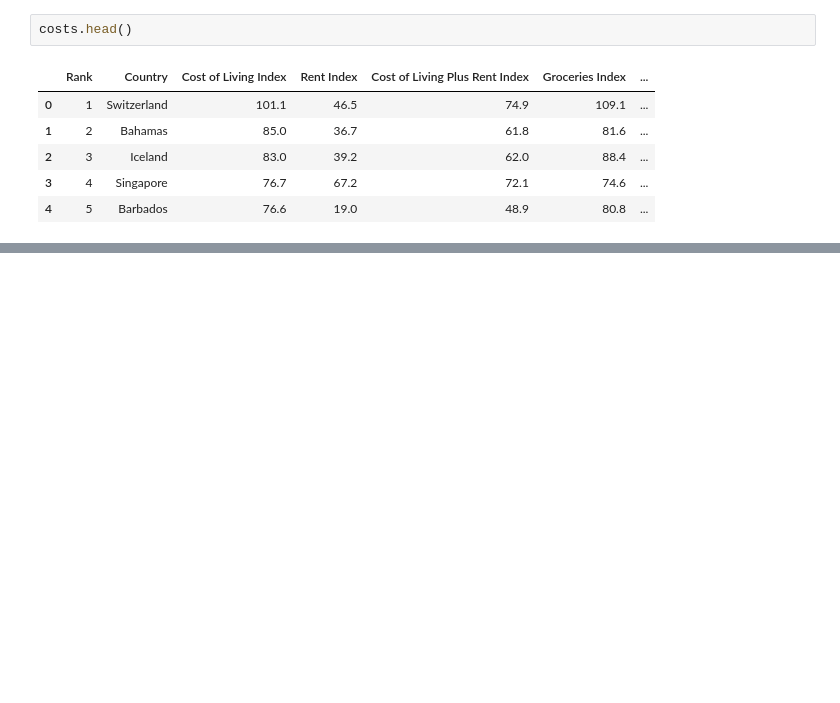
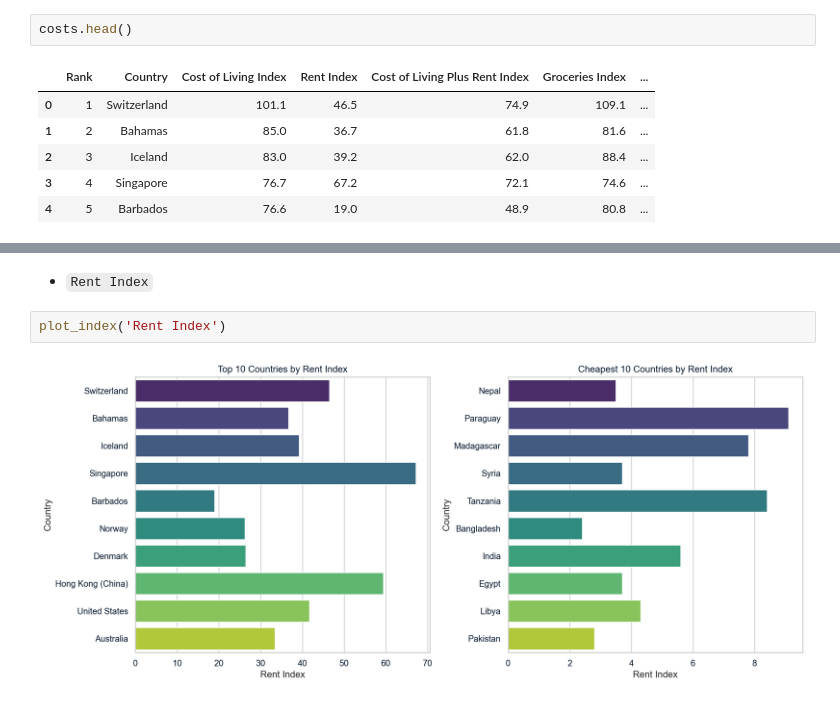
Before and after one commit to cogxen/notebooks, a Jupyter notebook: cost-of-living-index-by-country/report.ipynb, the cells around one changed output, grey strips where cells are left out. Cells and saved outputs as stored; diff of their text form; blank space fills up the shorter version.

```diff
--- a/cost-of-living-index-by-country/report.ipynb
+++ b/cost-of-living-index-by-country/report.ipynb
@@ -38,0 +154,6 @@ costs.head()
+# %% [markdown]
+- `Rent Index`
+# %%
+plot_index('Rent Index')
+# %% [output]
+[figure, added]
```
Also changed, not shown: parts of 72 cells of this notebook.
